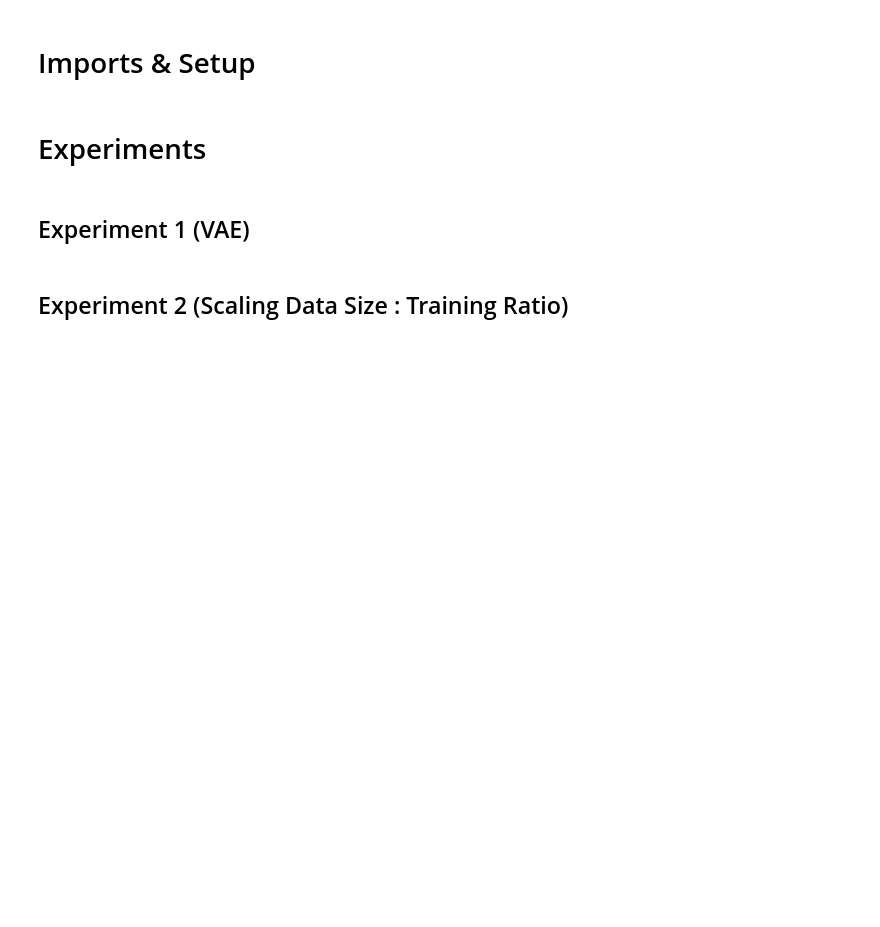
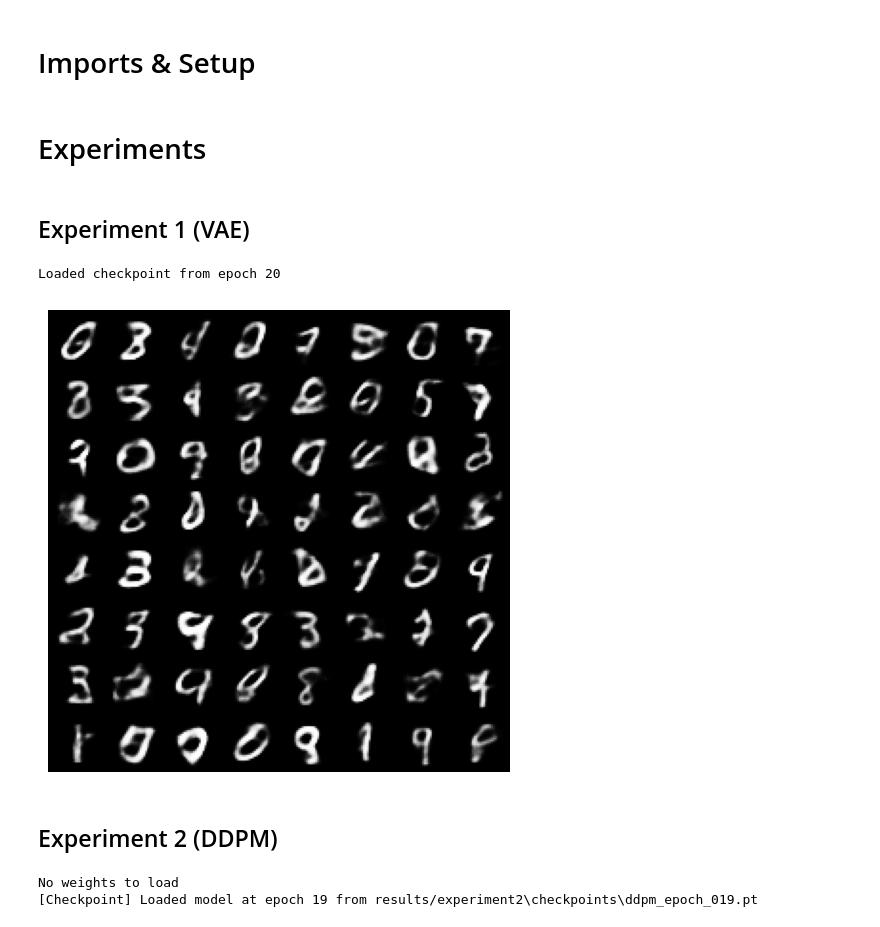
Before and after one commit to fwilhelmy/genai-experiments, a Jupyter notebook: src/main.ipynb, the cells around one changed output. Saved outputs shown, nothing was run; the diff lists cells and outputs as text; code cells hidden in the pictures; blank space fills up the shorter version.

Commit message:
Working on visualisation

```diff
--- a/src/main.ipynb
+++ b/src/main.ipynb
@@ -55,6 +56,54 @@ vae_trainer = experiment1()
+# %%
+vae_model, vae_optimizer = experiment1(False)
+# %% [output]
+Loaded checkpoint from epoch 20
+# %%
+def generate_images(model, num_images: int = 64, device: torch.device = None) -> torch.Tensor:
+    """
+    Sample `num_images` from N(0,I) and decode them with a trained VAE.
+
+    Args:
+        model (nn.Module): trained VAE instance (with `decode(z)`).
+        num_images (int): how many images to generate.
+        device (torch.device, optional): where to run the sampling.
+            If None, inferred from model parameters.
+    Returns:
+        Tensor of shape (num_images, 1, 28, 28) with values in [0,1].
+    """
+    model.eval()
+    # infer device if not provided
+    if device is None:
+        device = next(model.parameters()).device
+    model.to(device)
+
+    with torch.no_grad():
+        # latent_dim = 20 for your VAE (fc21 out_features)
+        latent_dim = model.fc21.out_features
+        # sample from standard normal prior
+        z = torch.randn(num_images, latent_dim, device=device)
+        # decode and reshape
+        recon_flat = model.decode(z)                     # (num_images, 784)
+        images = recon_flat.view(num_images, 1, 28, 28)   # (num_images,1,28,28)
+
+    return images
+# %%
+# generate 64 samples
+samples = generate_images(vae_model, num_images=64)
+
+# display as an 8×8 grid
+grid = torchvision.utils.make_grid(samples, nrow=8, padding=2)
+plt.figure(figsize=(6,6))
+plt.imshow(grid.permute(1, 2, 0).cpu(), cmap='gray')
+plt.axis('off')
+plt.show()
+# %% [output]
+[figure, added]
 # %%
 # TODO make_archive('experiment1', 'zip', 'logs/experiment1')
 # %% [markdown]
-## Experiment 2 (Scaling Data Size : Training Ratio)
+## Experiment 2 (DDPM)
 # %%
-ddpm_trainer = experiment2()
+ddpm_trainer = experiment2(False)
+# %% [output]
+No weights to load
+[Checkpoint] Loaded model at epoch 19 from results/experiment2\checkpoints\ddpm_epoch_019.pt
```
Also changed, not shown: parts of 6 cells of this notebook, 3 other files.
